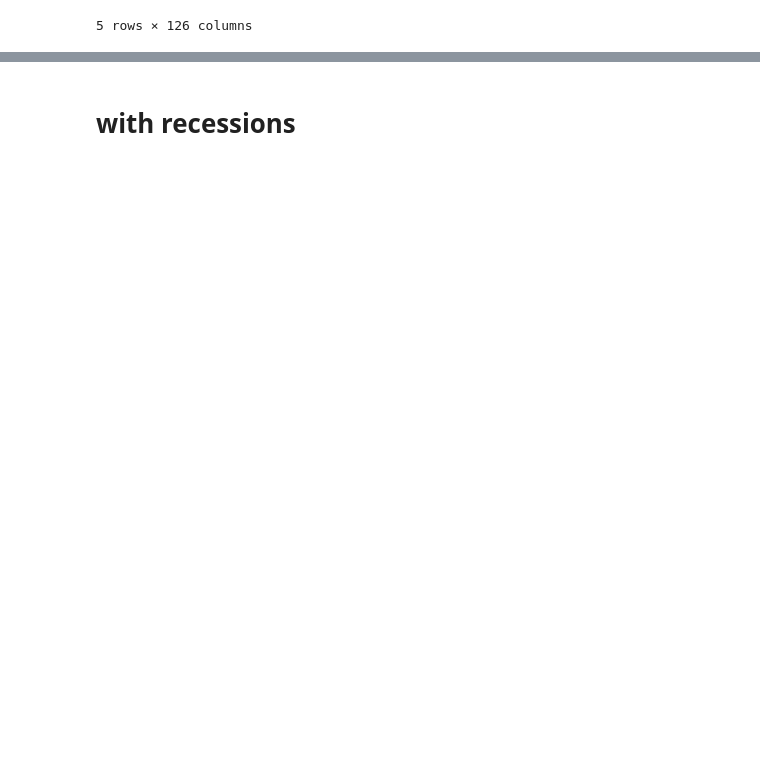
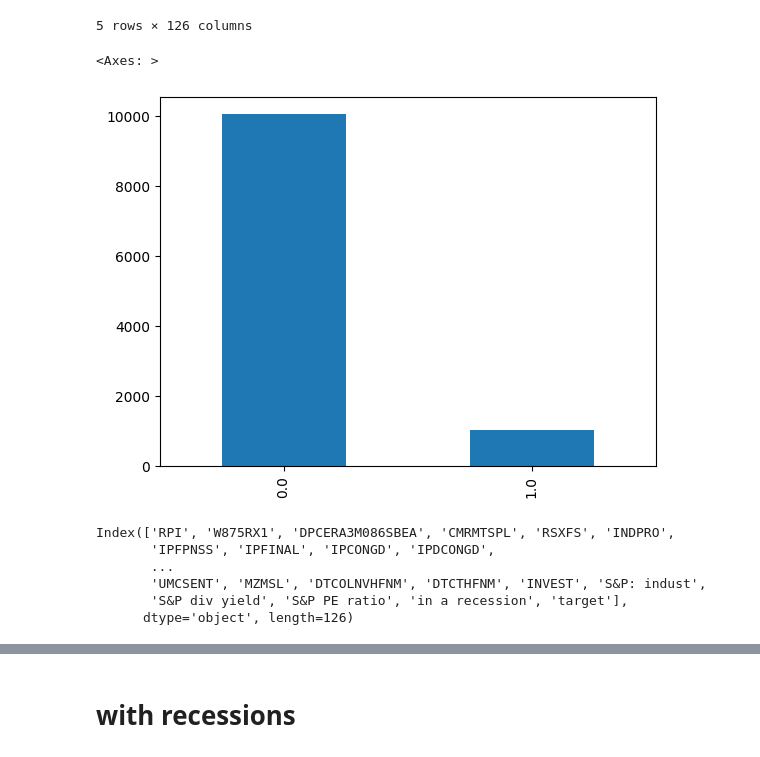
Before and after one commit to AmineMahdioui/projet-de-fin-d-annee, a Jupyter notebook: New try LSTM.ipynb, the cells around one changed output, grey strips where cells are left out. Cells and saved outputs as stored; diff of their text form; code cells hidden in the pictures; blank space fills up the shorter version.

```diff
--- a/New try LSTM.ipynb
+++ b/New try LSTM.ipynb
@@ -59,3 +58,17 @@ df.head()
 | 1971-01-16 | 0.000000 | 0.0000 | 0.000000 | 0.00000 | NaN | 0.000000 | 0.000000 | 0.000000 | 0.000000 | 0.000000 | ... |
 | 1971-01-23 | 0.000000 | 0.0000 | 0.000000 | 0.00000 | NaN | 0.000000 | 0.000000 | 0.000000 | 0.000000 | 0.000000 | ... |
 5 rows × 126 columns
+# %%
+df.target.value_counts().plot.bar()
+# %% [output]
+<Axes: >
+[figure, added]
+# %%
+df.columns
+# %% [output]
+Index(['RPI', 'W875RX1', 'DPCERA3M086SBEA', 'CMRMTSPL', 'RSXFS', 'INDPRO',
+       'IPFPNSS', 'IPFINAL', 'IPCONGD', 'IPDCONGD',
+       ...
+       'UMCSENT', 'MZMSL', 'DTCOLNVHFNM', 'DTCTHFNM', 'INVEST', 'S&P: indust',
+       'S&P div yield', 'S&P PE ratio', 'in a recession', 'target'],
+      dtype='object', length=126)
```
Also changed, not shown: parts of 19 cells of this notebook, 4 other files.
